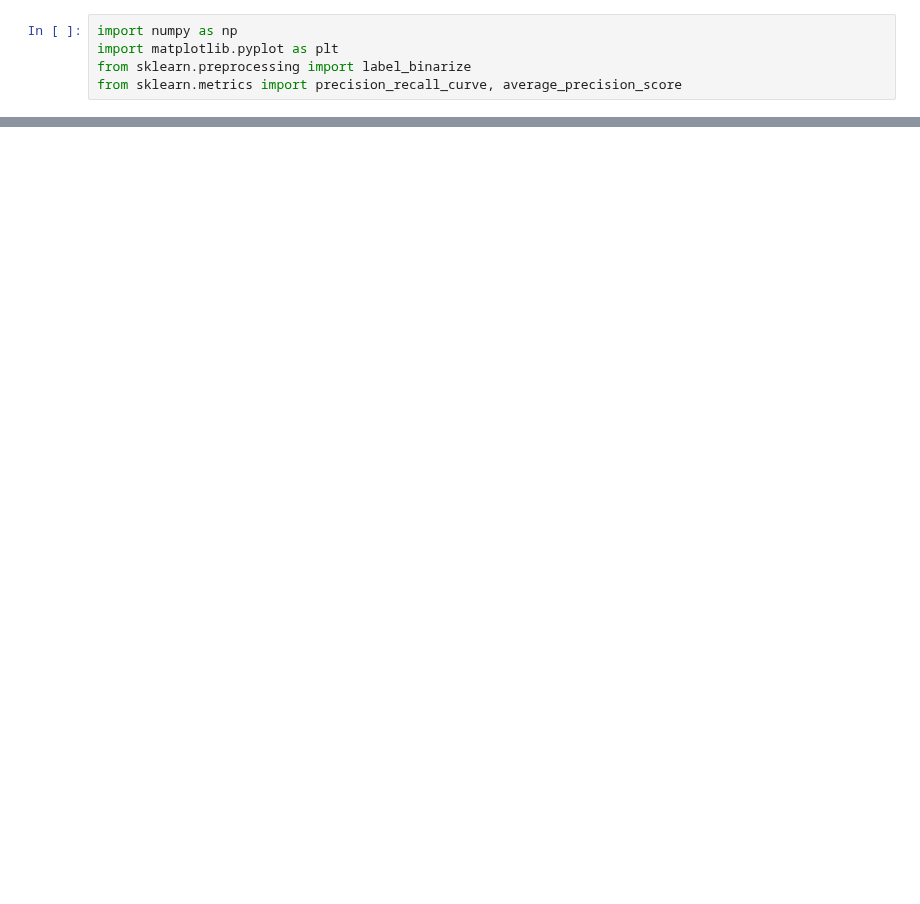
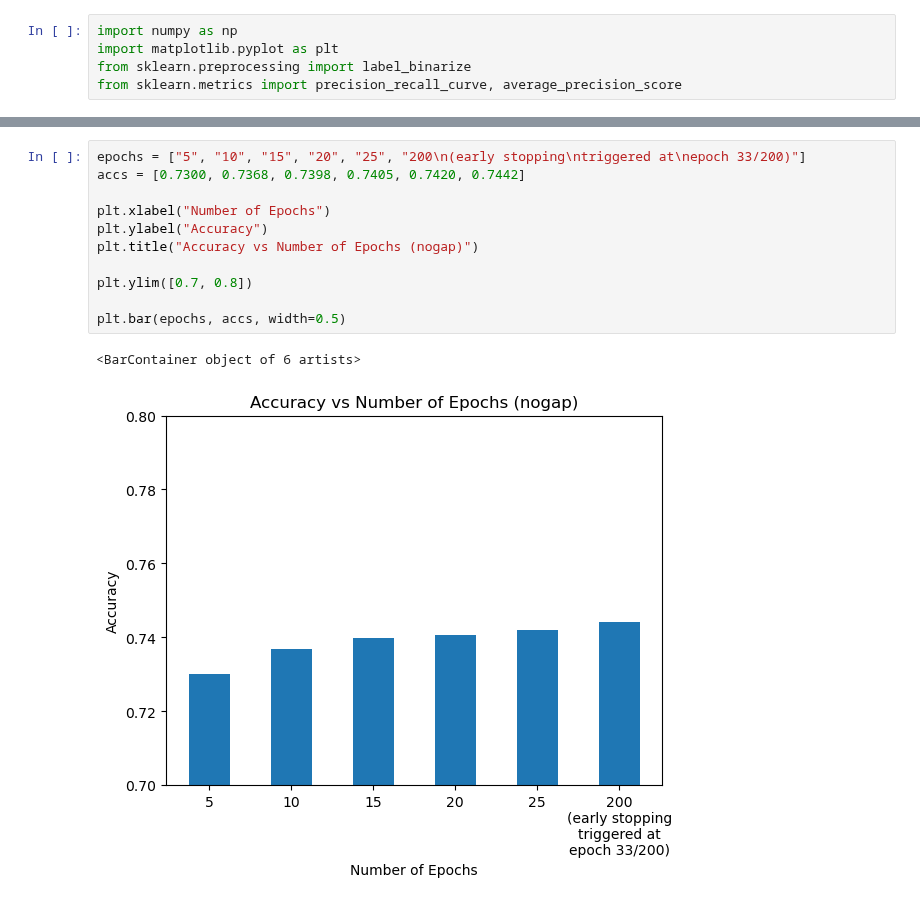
Before and after one commit to srkvatsa/4775-final-project, a Jupyter notebook: figures/gen_figures.ipynb, the cells around one changed output, grey strips where cells are left out. Cells and saved outputs as stored; diff of their text form; blank space fills up the shorter version.

```diff
--- a/figures/gen_figures.ipynb
+++ b/figures/gen_figures.ipynb
@@ -84,0 +20,14 @@ def evaluate_model(model, test_loader, device, num_classes, output_curve_path='/
+# %%
+epochs = ["5", "10", "15", "20", "25", "200\n(early stopping\ntriggered at\nepoch 33/200)"]
+accs = [0.7300, 0.7368, 0.7398, 0.7405, 0.7420, 0.7442]
+
+plt.xlabel("Number of Epochs")
+plt.ylabel("Accuracy")
+plt.title("Accuracy vs Number of Epochs (nogap)")
+
+plt.ylim([0.7, 0.8])
+
+plt.bar(epochs, accs, width=0.5)
+# %% [output]
+<BarContainer object of 6 artists>
+[figure, added]
```
Also changed, not shown: parts of 4 cells of this notebook.
